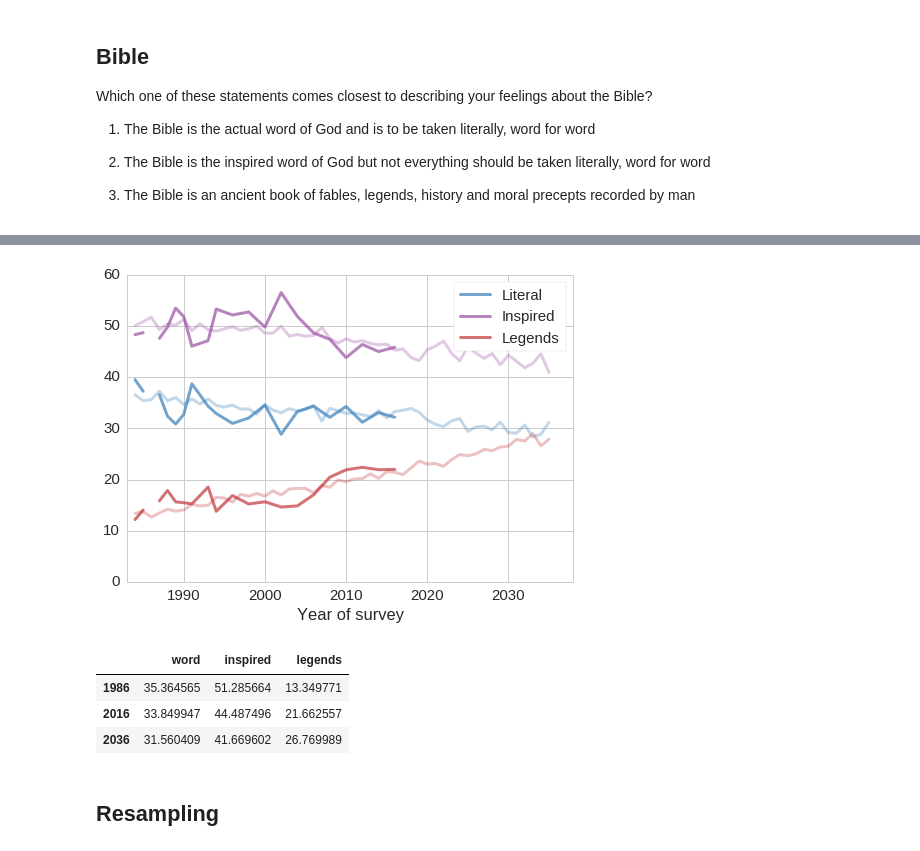
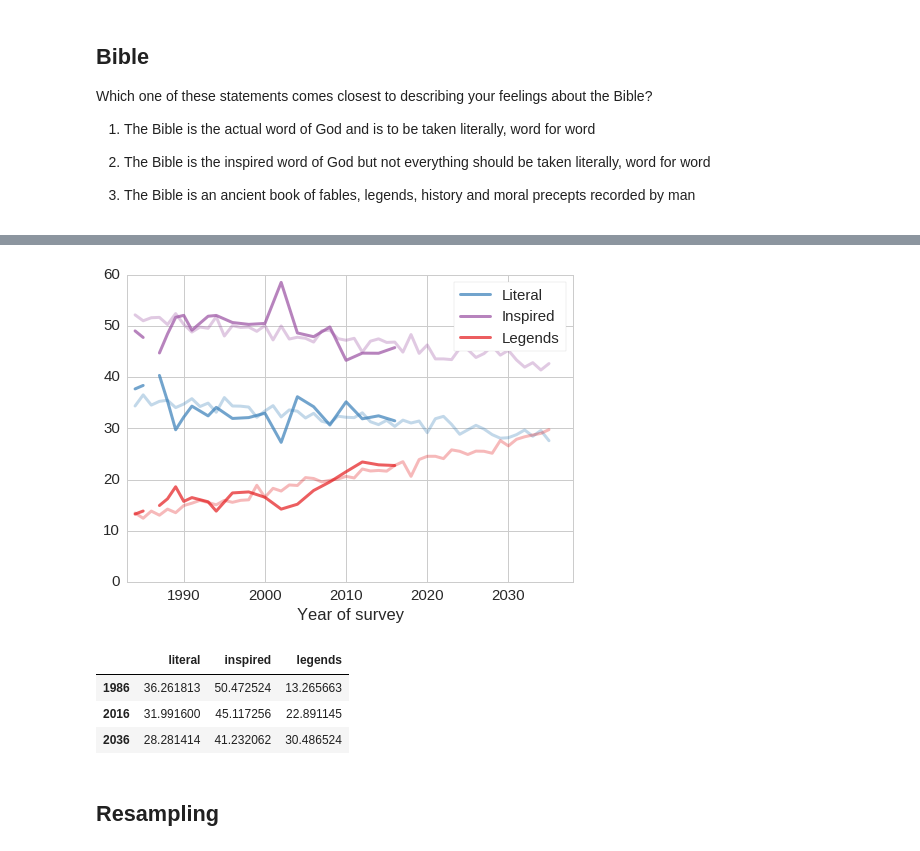
Before and after one commit to AllenDowney/GssReligion, a Jupyter notebook: age_religion.ipynb, the cells around one changed output, grey strips where cells are left out. Drawn from its saved outputs; the diff is of its cells as text; code cells hidden in the pictures.

```diff
--- a/age_religion.ipynb
+++ b/age_religion.ipynb
@@ -94,4 +124,4 @@ sum(gss.relig.isnull())
 # %%
-gss.dropna(subset=['age', 'cohort', 'relig'], inplace=True)
+gss.dropna(subset=['age', 'cohort'], inplace=True)
 gss.shape
 # %% [output]
@@ -670,4 +409,0 @@ Logit Regression Results
-# %%
-formula = 'relig4 ~ a + c'
-model = smf.mnlogit(formula, data=sample).fit()
-model.summary()
@@ -876,9 +588,6 @@ I find myself believing in God some of the time, but not at others........4
 While I have doubts, I feel that I do believe in God….............................5
 
 I know God really exists and I have no doubts about it...........................6
-# %%
-RED, PINK, _, _, LTBLUE, DKBLUE = sns.color_palette('RdBu', 6)
-belief_colors = [BLUE, PURPLE, RED]
 # %%
 def plot_beliefs(grouped):
     """Plot belief categories.
@@ -1141,7 +724,7 @@ def plot_bible(grouped):
 
     grouped: GroupBy object
     """
-    varnames = ['word', 'inspired', 'legends']
+    varnames = ['literal', 'inspired', 'legends']
     colors = [BLUE, PURPLE, RED]
     labels = ['Literal', 'Inspired', 'Legends']
     series_seq = make_series_seq(grouped, varnames)
@@ -1222,26 +742,26 @@ Logit Regression Results
 # %%
 var = 'bible'
-varnames = ['word', 'inspired', 'legends']
+varnames = ['literal', 'inspired', 'legends']
 colors = [BLUE, PURPLE, RED]
 train_year = 2016
 years = np.arange(1984, 2036)
 factors = ['ones', 'a', 'c']
 index = varnames
 
 pred = make_multi_pred(sample, var, varnames, train_year, years, factors, index)
 plot_multi_pred(sample, pred, varnames, colors)
 plot_bible(grouped_year)
 
 thinkplot.config(xlim=[1983, 2038], ylim=[0, 60])
 # %% [output]
-[figure, old version]
+[figure, new version]
 # %%
 make_multi_pred(sample, var, varnames, train_year, [1986, 2016, 2036], factors, index)
 # %% [output]
-|  | word | inspired | legends |
-| 1986 | 35.364565 | 51.285664 | 13.349771 |
-| 2016 | 33.849947 | 44.487496 | 21.662557 |
-| 2036 | 31.560409 | 41.669602 | 26.769989 |
+|  | literal | inspired | legends |
+| 1986 | 36.261813 | 50.472524 | 13.265663 |
+| 2016 | 31.991600 | 45.117256 | 22.891145 |
+| 2036 | 28.281414 | 41.232062 | 30.486524 |
 # %% [markdown]
 ## Resampling
 # %%
```
Also changed, not shown: parts of 111 cells of this notebook, 3 other files.
